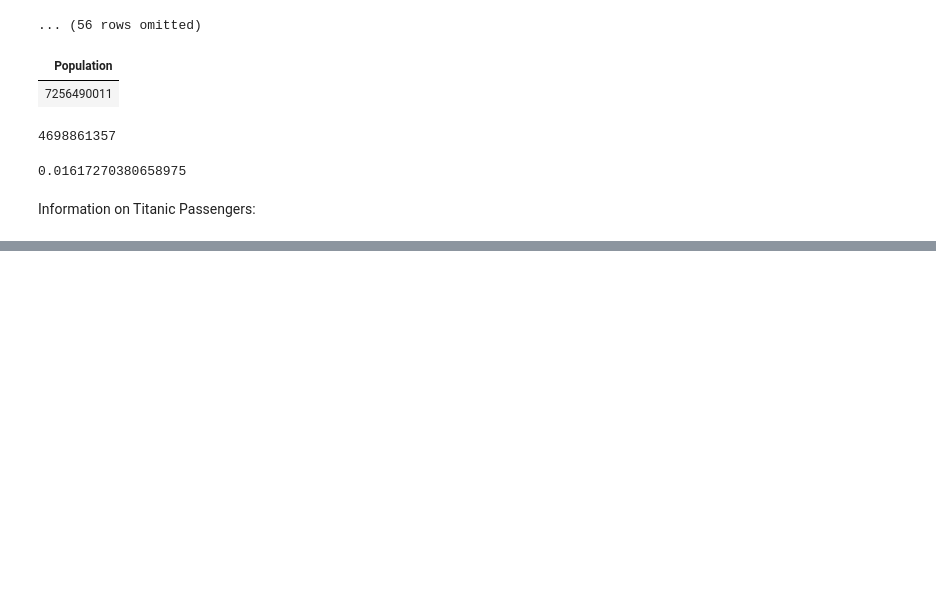
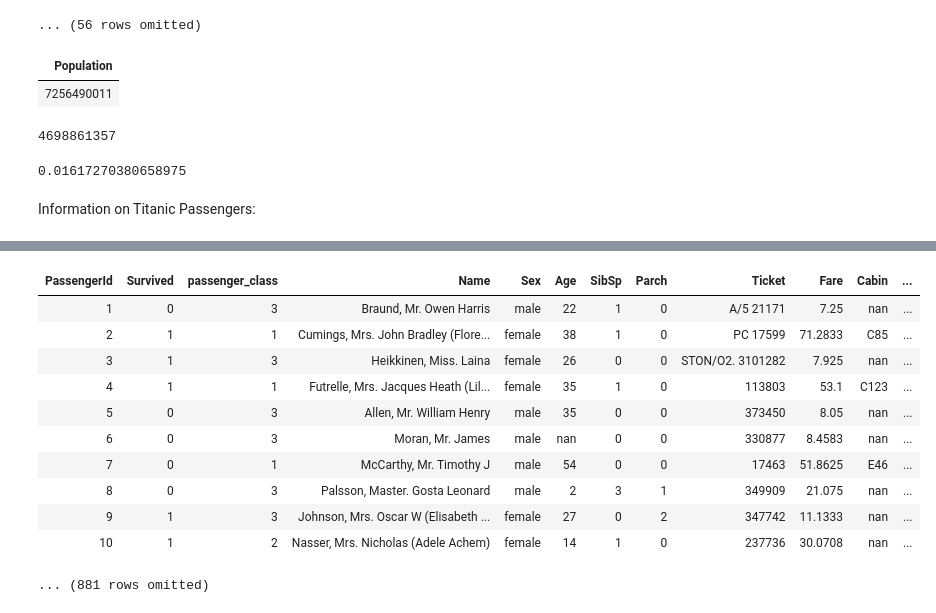
Before and after one commit to EB458/Bonner_Math377, a Jupyter notebook: Bonner_Lesson3.ipynb, the cells around one changed output, grey strips where cells are left out. Cells and saved outputs as stored; diff of their text form; code cells hidden in the pictures; blank space fills up the shorter version.

```diff
--- a/Bonner_Lesson3.ipynb
+++ b/Bonner_Lesson3.ipynb
@@ -67,0 +86,18 @@ Information on Titanic Passengers:
+# %%
+#a
+Titantic_Passengers = Titanic_Passengers.relabeled('Pclass','passenger_class')
+Titantic_Passengers
+#This line of code replaces the column name 'Pclass' with a slightly more descriptive name 'passenger_class'
+# %% [output]
+| PassengerId | Survived | passenger_class | Name | Sex | Age | SibSp | Parch | Ticket | Fare | Cabin | ... |
+| 1 | 0 | 3 | Braund, Mr. Owen Harris | male | 22 | 1 | 0 | A/5 21171 | 7.25 | nan | ... |
+| 2 | 1 | 1 | Cumings, Mrs. John Bradley (Flore... | female | 38 | 1 | 0 | PC 17599 | 71.2833 | C85 | ... |
+| 3 | 1 | 3 | Heikkinen, Miss. Laina | female | 26 | 0 | 0 | STON/O2. 3101282 | 7.925 | nan | ... |
+| 4 | 1 | 1 | Futrelle, Mrs. Jacques Heath (Lil... | female | 35 | 1 | 0 | 113803 | 53.1 | C123 | ... |
+| 5 | 0 | 3 | Allen, Mr. William Henry | male | 35 | 0 | 0 | 373450 | 8.05 | nan | ... |
+| 6 | 0 | 3 | Moran, Mr. James | male | nan | 0 | 0 | 330877 | 8.4583 | nan | ... |
+| 7 | 0 | 1 | McCarthy, Mr. Timothy J | male | 54 | 0 | 0 | 17463 | 51.8625 | E46 | ... |
+| 8 | 0 | 3 | Palsson, Master. Gosta Leonard | male | 2 | 3 | 1 | 349909 | 21.075 | nan | ... |
+| 9 | 1 | 3 | Johnson, Mrs. Oscar W (Elisabeth ... | female | 27 | 0 | 2 | 347742 | 11.1333 | nan | ... |
+| 10 | 1 | 2 | Nasser, Mrs. Nicholas (Adele Achem) | female | 14 | 1 | 0 | 237736 | 30.0708 | nan | ... |
+... (881 rows omitted)
```
Also changed, not shown: parts of 11 cells of this notebook.
